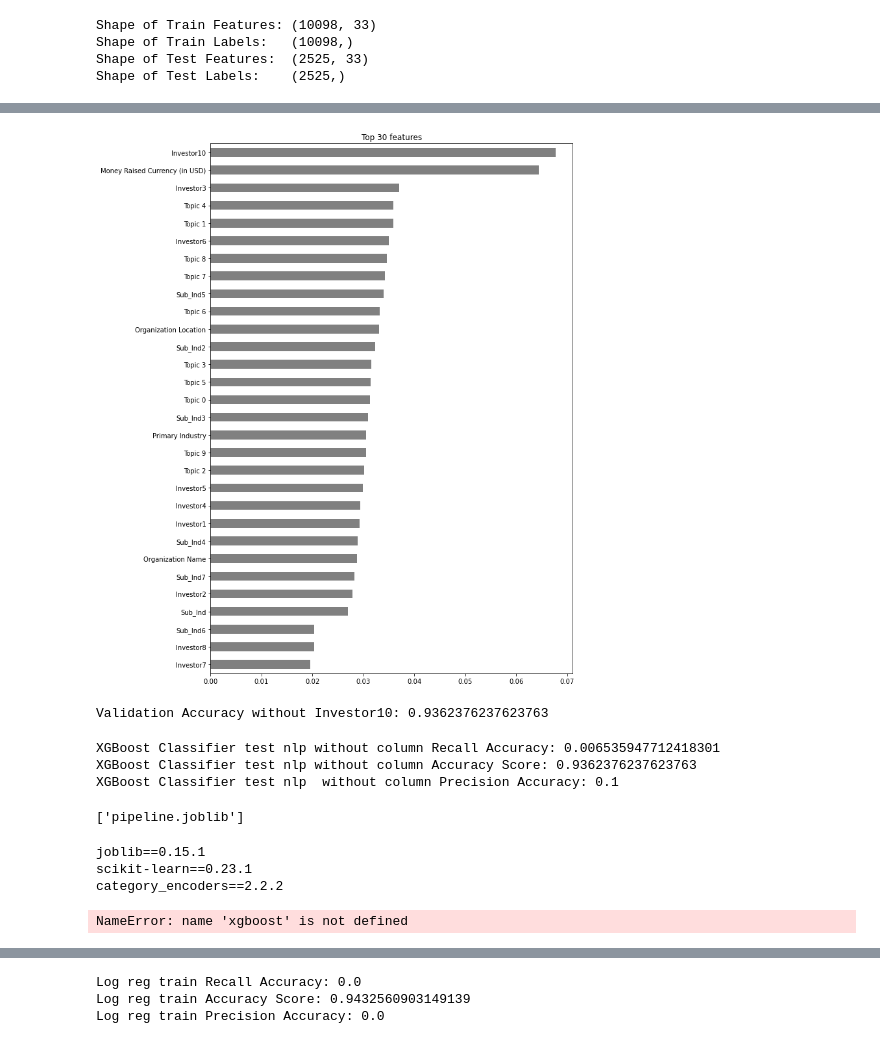
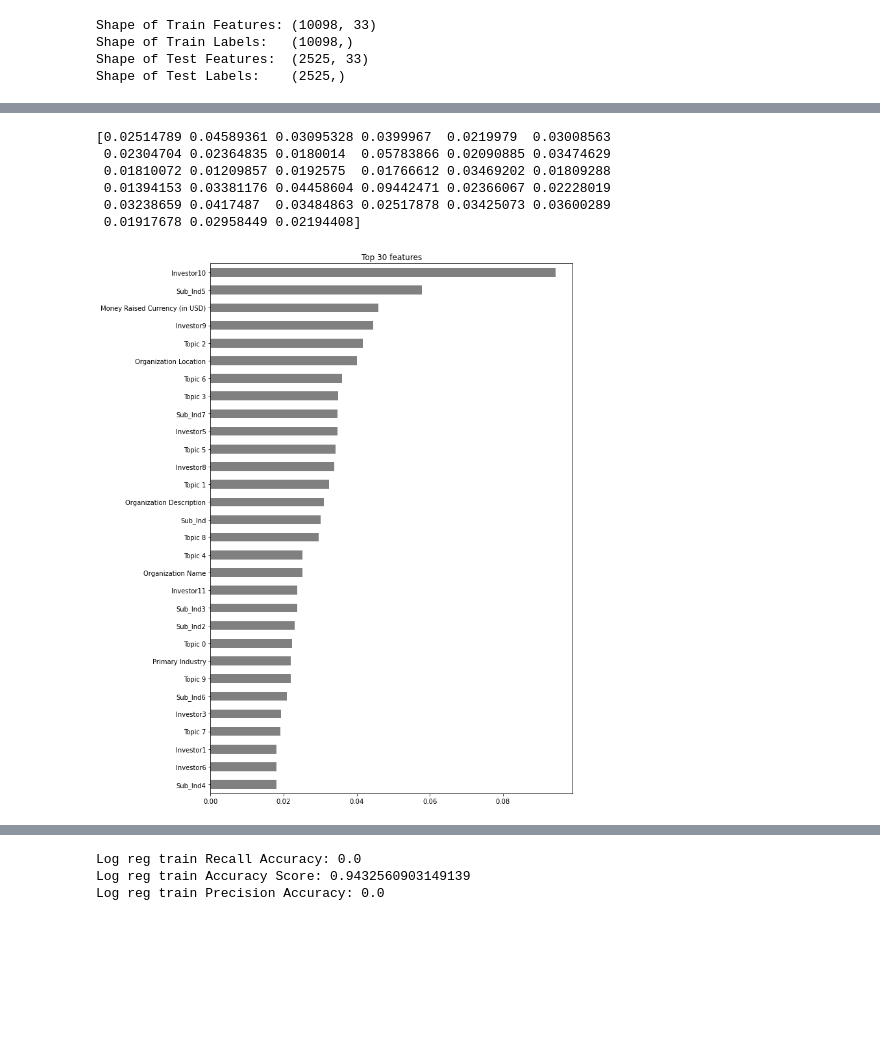
Before and after one commit to agpark1/VC-Sourcing-Model-Unit2-Build, a Jupyter notebook: 2A.ipynb, the cells around one changed output, grey strips where cells are left out. Saved outputs shown, nothing was run; the diff lists cells and outputs as text; code cells hidden in the pictures; blank space fills up the shorter version.

Commit message:
finished modeling. improved score

```diff
--- a/2A.ipynb
+++ b/2A.ipynb
@@ -614,51 +624,18 @@ XGBoost Classifier test nlp Precision Accuracy: 0.2
+# %%
+importance = pipe2.best_estimator_.named_steps["xgbclassifier"].feature_importances_
+print(importance)
+# %% [output]
+[0.02514789 0.04589361 0.03095328 0.0399967  0.0219979  0.03008563
+ 0.02304704 0.02364835 0.0180014  0.05783866 0.02090885 0.03474629
+ 0.01810072 0.01209857 0.0192575  0.01766612 0.03469202 0.01809288
+ 0.01394153 0.03381176 0.04458604 0.09442471 0.02366067 0.02228019
+ 0.03238659 0.0417487  0.03484863 0.02517878 0.03425073 0.03600289
+ 0.01917678 0.02958449 0.02194408]
 # %%
-# Get feature importances
-rf = pipeline2.named_steps['xgbclassifier']
-importances = pd.Series(rf.feature_importances_, X_train2.columns)
-
+features = pd.Series(importance, X_train2.columns)
 n = 30
 plt.figure(figsize=(10,n/2))
 plt.title(f'Top {n} features')
-importances.sort_values()[-n:].plot.barh(color='grey');
+features.sort_values()[-n:].plot.barh(color='grey');
 # %% [output]
-[figure, old version]
+[figure, new version]
-# %%
-column = 'Investor10'
-pipelinex = make_pipeline(
-    ce.OrdinalEncoder(),
-    SimpleImputer(),
-    XGBClassifier()
-)
-pipelinex.fit(X_train2.drop(columns=column), y_train2)
-score_without = pipelinex.score(X_test2.drop(columns=column), y_test2)
-print(f'Validation Accuracy without {column}: {score_without}')
-# %% [output]
-Validation Accuracy without Investor10: 0.9362376237623763
-# %%
-#without 'Investor10'column
-topic2 = pipelinex.predict(X_test2.drop(columns=column))
-print("XGBoost Classifier test nlp without column Recall Accuracy:", recall_score(y_test2, topic2))
-print("XGBoost Classifier test nlp without column Accuracy Score:", accuracy_score(y_test2, topic2))
-print("XGBoost Classifier test nlp  without column Precision Accuracy:", precision_score(y_test2, topic2))
-# %% [output]
-XGBoost Classifier test nlp without column Recall Accuracy: 0.006535947712418301
-XGBoost Classifier test nlp without column Accuracy Score: 0.9362376237623763
-XGBoost Classifier test nlp  without column Precision Accuracy: 0.1
-# %%
-from joblib import dump
-dump(pipeline2, 'pipeline.joblib', compress=True)
-# %% [output]
-['pipeline.joblib']
-# %%
-import joblib
-import sklearn
-from xgboost import XGBClassifier
-print(f'joblib=={joblib.__version__}')
-print(f'scikit-learn=={sklearn.__version__}')
-print(f'category_encoders=={ce.__version__}')
-print(f'xgboost=={xgboost.__version__}')
-# %% [output]
-joblib==0.15.1
-scikit-learn==0.23.1
-category_encoders==2.2.2
-NameError: name 'xgboost' is not defined
```
Also changed, not shown: parts of 45 cells of this notebook.
